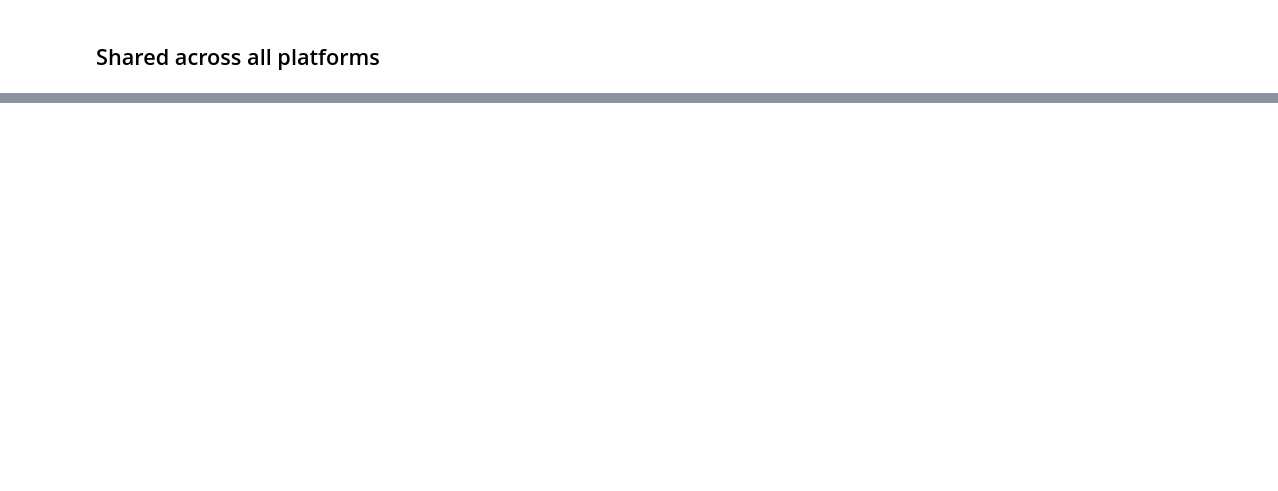
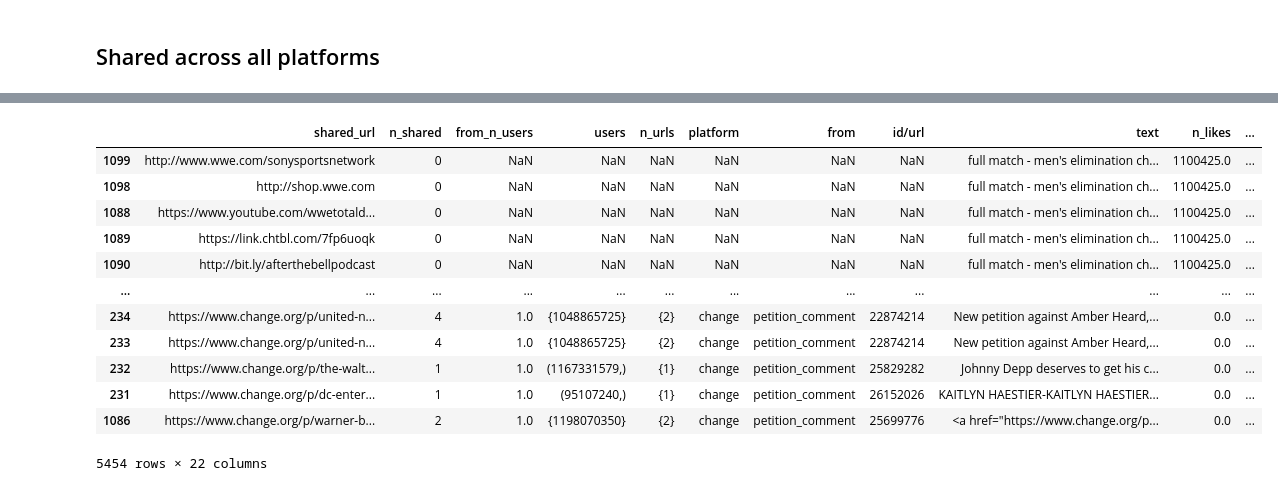
Before and after one commit to RescueSocial/SNA-AH-Links-Analysis-Cross-Platforms, a Jupyter notebook: top_shared/top_shared_all.ipynb, the cells around one changed output, grey strips where cells are left out. Cells and saved outputs as stored; diff of their text form; code cells hidden in the pictures; blank space fills up the shorter version.

```diff
--- a/top_shared/top_shared_all.ipynb
+++ b/top_shared/top_shared_all.ipynb
@@ -287,0 +396,4 @@ with open("list_top_shared_urls.txt", "w") as f:
+# %%
+all_youtube_top.rename(columns=dic, inplace=True)
+# %%
+all_youtube_top = all_youtube_top[new].sort_values("total", ascending=False)
@@ -287,0 +430,20 @@ with open("list_top_shared_urls.txt", "w") as f:
+# %%
+all_youtube_top["n_shared"] = 0
+# %%
+top_with_yt = pd.concat([top_shared, all_youtube_top]).drop(columns="Unnamed: 0").reset_index(drop=True).sort_values("total", ascending=False)
+# %%
+top_with_yt
+# %% [output]
+|  | shared_url | n_shared | from_n_users | users | n_urls | platform | from | id/url | text | n_likes | ... |
+| 1099 | http://www.wwe.com/sonysportsnetwork | 0 | NaN | NaN | NaN | NaN | NaN | NaN | full match - men's elimination ch... | 1100425.0 | ... |
+| 1098 | http://shop.wwe.com | 0 | NaN | NaN | NaN | NaN | NaN | NaN | full match - men's elimination ch... | 1100425.0 | ... |
+| 1088 | https://www.youtube.com/wwetotald... | 0 | NaN | NaN | NaN | NaN | NaN | NaN | full match - men's elimination ch... | 1100425.0 | ... |
+| 1089 | https://link.chtbl.com/7fp6uoqk | 0 | NaN | NaN | NaN | NaN | NaN | NaN | full match - men's elimination ch... | 1100425.0 | ... |
+| 1090 | http://bit.ly/afterthebellpodcast | 0 | NaN | NaN | NaN | NaN | NaN | NaN | full match - men's elimination ch... | 1100425.0 | ... |
+| ... | ... | ... | ... | ... | ... | ... | ... | ... | ... | ... | ... |
+| 234 | https://www.change.org/p/united-n... | 4 | 1.0 | {1048865725} | {2} | change | petition_comment | 22874214 | New petition against Amber Heard,... | 0.0 | ... |
+| 233 | https://www.change.org/p/united-n... | 4 | 1.0 | {1048865725} | {2} | change | petition_comment | 22874214 | New petition against Amber Heard,... | 0.0 | ... |
+| 232 | https://www.change.org/p/the-walt... | 1 | 1.0 | (1167331579,) | {1} | change | petition_comment | 25829282 | Johnny Depp deserves to get his c... | 0.0 | ... |
+| 231 | https://www.change.org/p/dc-enter... | 1 | 1.0 | (95107240,) | {1} | change | petition_comment | 26152026 | KAITLYN HAESTIER-KAITLYN HAESTIER... | 0.0 | ... |
+| 1086 | https://www.change.org/p/warner-b... | 2 | 1.0 | {1198070350} | {2} | change | petition_comment | 25699776 | <a href="https://www.change.org/p... | 0.0 | ... |
+5454 rows × 22 columns
```
Also changed, not shown: parts of 30 cells of this notebook, 22 other files.
